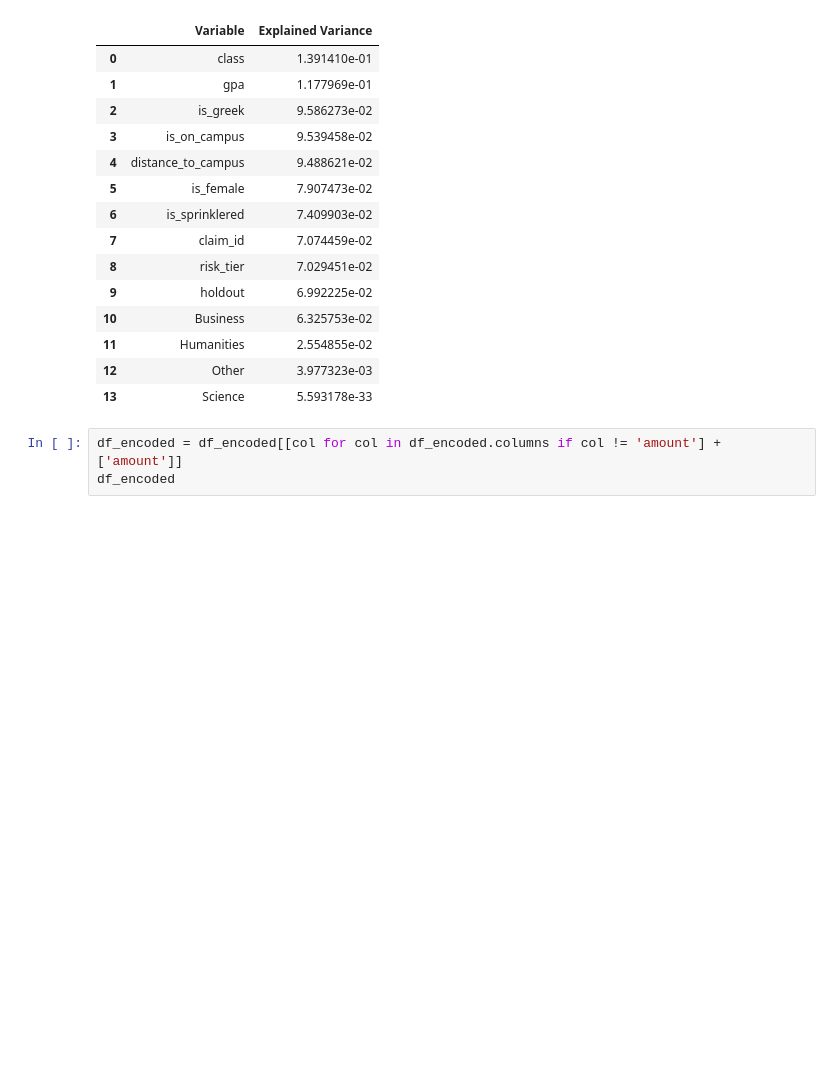
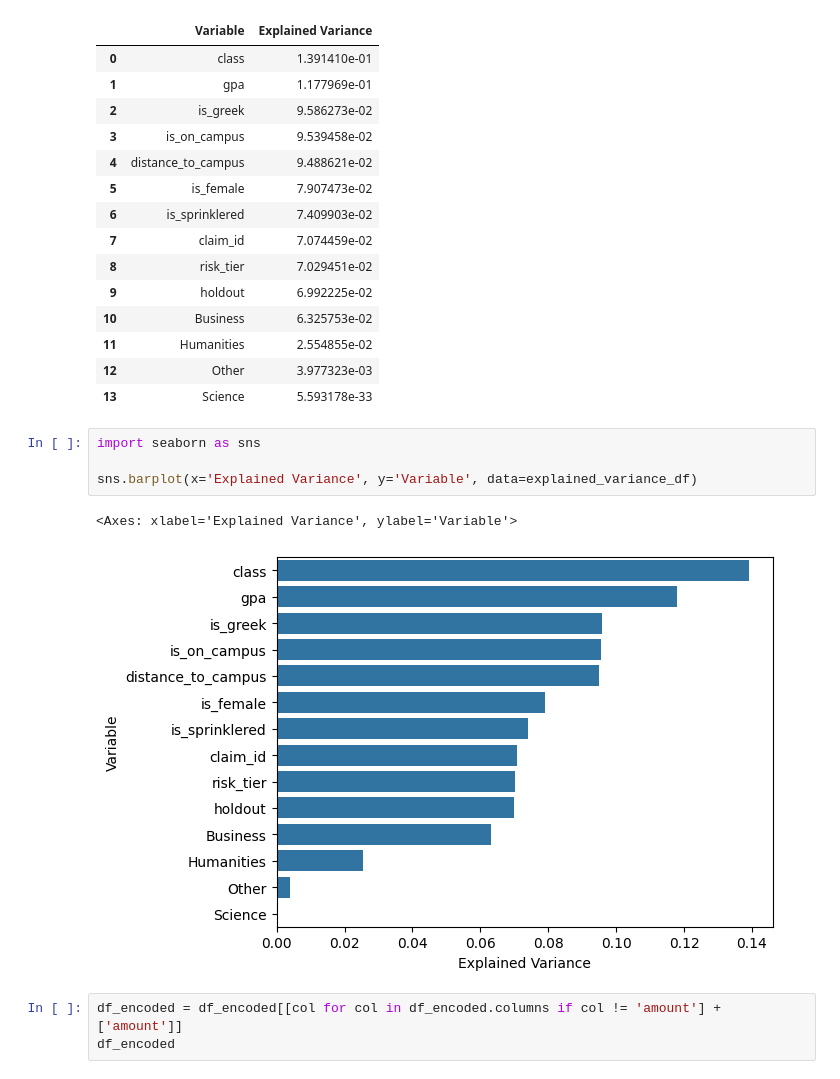
Before and after one commit to kyleosung/cas_casecomp_F24, a Jupyter notebook: kyle3.ipynb, the cells around one changed output. Drawn from its saved outputs; the diff is of its cells as text; blank space fills up the shorter version.

```diff
--- a/kyle3.ipynb
+++ b/kyle3.ipynb
@@ -69,6 +69,13 @@ explained_variance_df.sort_values(by='Explained Variance', ascending=False)
 | 11 | Humanities | 2.554855e-02 |
 | 12 | Other | 3.977323e-03 |
 | 13 | Science | 5.593178e-33 |
+# %%
+import seaborn as sns
+
+sns.barplot(x='Explained Variance', y='Variable', data=explained_variance_df)
+# %% [output]
+<Axes: xlabel='Explained Variance', ylabel='Variable'>
+[figure, added]
 # %%
 df_encoded = df_encoded[[col for col in df_encoded.columns if col != 'amount'] + ['amount']]
 df_encoded
```
Also changed, not shown: 6 other files.
